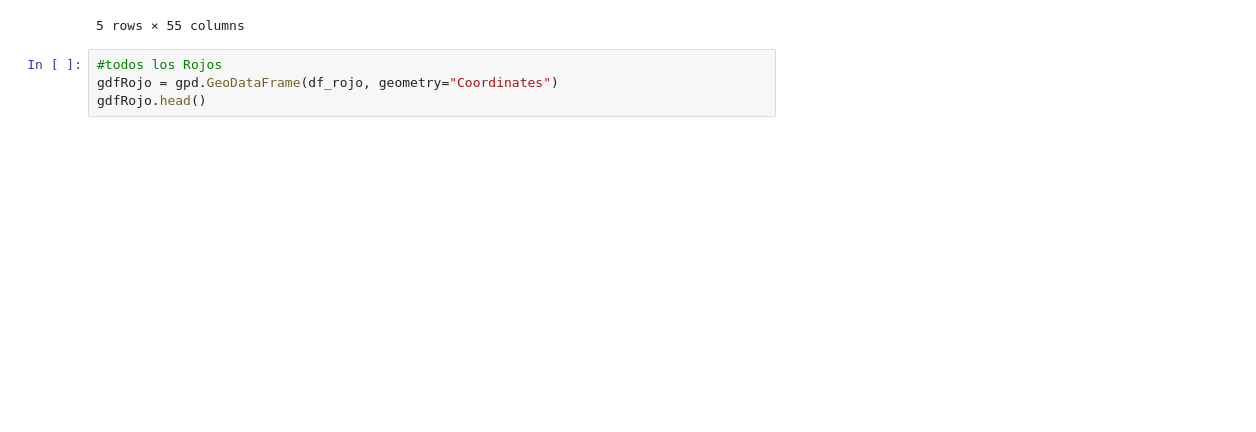
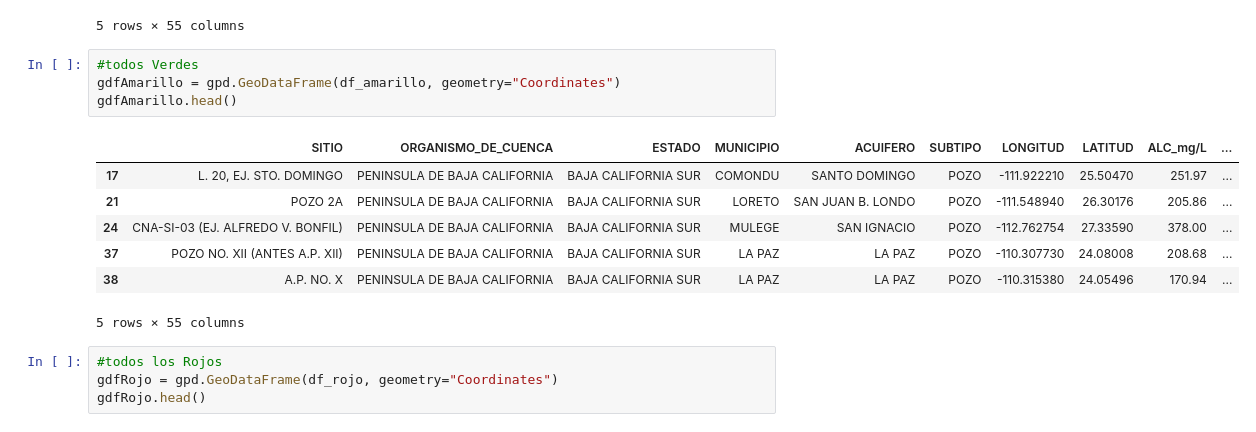
Before and after one commit to PosgradoMNA/actividades-del-projecto-96, a Jupyter notebook: Reto/reto_calidad_agua.ipynb, the cells around one changed output. Cells and saved outputs as stored; diff of their text form; blank space fills up the shorter version.

```diff
--- a/Reto/reto_calidad_agua.ipynb
+++ b/Reto/reto_calidad_agua.ipynb
@@ -408,6 +488,18 @@ gdfVerde.head()
 | 6 | POZO 26, SAN JUAN | PENINSULA DE BAJA CALIFORNIA | BAJA CALIFORNIA SUR | LA PAZ | TODOS SANTOS | POZO | -110.213960 | 23.474600 | 203.670 | ... |
 | 8 | LAS PARRITAS | PENINSULA DE BAJA CALIFORNIA | BAJA CALIFORNIA SUR | LA PAZ | EL CARRIZAL | POZO | -110.088778 | 23.799861 | 343.655 | ... |
 5 rows × 55 columns
+# %%
+#todos Verdes
+gdfAmarillo = gpd.GeoDataFrame(df_amarillo, geometry="Coordinates")
+gdfAmarillo.head()
+# %% [output]
+|  | SITIO | ORGANISMO_DE_CUENCA | ESTADO | MUNICIPIO | ACUIFERO | SUBTIPO | LONGITUD | LATITUD | ALC_mg/L | ... |
+| 17 | L. 20, EJ. STO. DOMINGO | PENINSULA DE BAJA CALIFORNIA | BAJA CALIFORNIA SUR | COMONDU | SANTO DOMINGO | POZO | -111.922210 | 25.50470 | 251.97 | ... |
+| 21 | POZO 2A | PENINSULA DE BAJA CALIFORNIA | BAJA CALIFORNIA SUR | LORETO | SAN JUAN B. LONDO | POZO | -111.548940 | 26.30176 | 205.86 | ... |
+| 24 | CNA-SI-03 (EJ. ALFREDO V. BONFIL) | PENINSULA DE BAJA CALIFORNIA | BAJA CALIFORNIA SUR | MULEGE | SAN IGNACIO | POZO | -112.762754 | 27.33590 | 378.00 | ... |
+| 37 | POZO NO. XII (ANTES A.P. XII) | PENINSULA DE BAJA CALIFORNIA | BAJA CALIFORNIA SUR | LA PAZ | LA PAZ | POZO | -110.307730 | 24.08008 | 208.68 | ... |
+| 38 | A.P. NO. X | PENINSULA DE BAJA CALIFORNIA | BAJA CALIFORNIA SUR | LA PAZ | LA PAZ | POZO | -110.315380 | 24.05496 | 170.94 | ... |
+5 rows × 55 columns
 # %%
 #todos los Rojos
 gdfRojo = gpd.GeoDataFrame(df_rojo, geometry="Coordinates")
```
Also changed, not shown: parts of 16 cells of this notebook.
